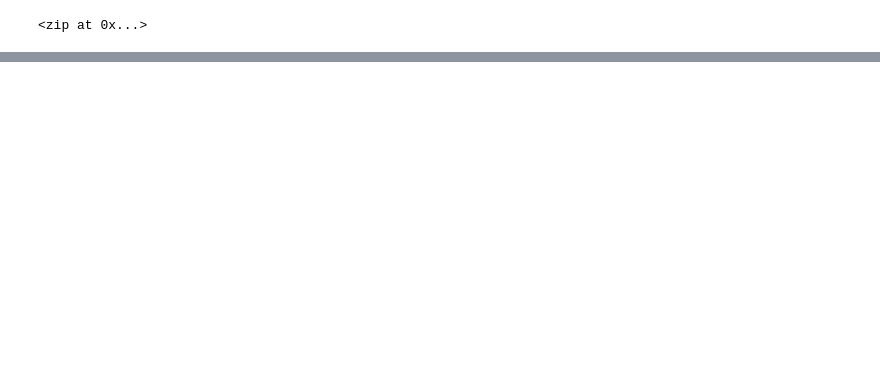
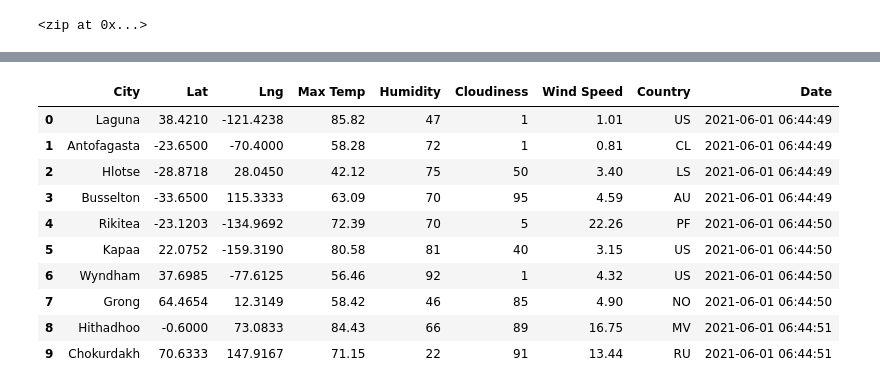
Before and after one commit to DiegoAlvaradoRocha/World_Weather_Analysis, a Jupyter notebook: WeatherPy.ipynb, the cells around one changed output, grey strips where cells are left out. Drawn from its saved outputs; the diff is of its cells as text; code cells hidden in the pictures; blank space fills up the shorter version.

Commit message:
DataFrame of different cities

```diff
--- a/WeatherPy.ipynb
+++ b/WeatherPy.ipynb
@@ -5,12 +5,12 @@ import matplotlib.pyplot as plt
 import numpy as np
 # %%
 # crate a set of random latitude and longitud combinations
-lats=np.random.uniform(-90.000, 90.000, size=1500)
-lngs=np.random.uniform(-180.000, 180.000, size=1500)
-lats_lngs=zip(lats,lngs)
-lats_lngs
+lats=np.random.uniform(low=-90.000, high=90.000, size=1500)
+lngs=np.random.uniform(low=-180.000, high=180.000, size=1500)
+lat_lngs=zip(lats,lngs)
+lat_lngs
 # %% [output]
 <zip at 0x...>
 # %%
 # add latitud and longitud to a list
-coordinates=list(lats_lngs)
+coordinates=list(lat_lngs)
@@ -35,0 +42,10 @@ len(cities)
+# %%
+#import the request library
+import requests
+
+#import weather api key
+from config import weather_api_key
+
+#build the url for Weather Map API call.
+url = "http://api.openweathermap.org/data/2.5/weather?units=Imperial&APPID=" + weather_api_key
+print(url)
@@ -35,0 +149,17 @@ len(cities)
+# %%
+# convert the array of dictionaries to a Pandas DataFrame
+
+city_data_df=pd.DataFrame(city_data)
+city_data_df.head(10)
+# %% [output]
+|  | City | Lat | Lng | Max Temp | Humidity | Cloudiness | Wind Speed | Country | Date |
+| 0 | Laguna | 38.4210 | -121.4238 | 85.82 | 47 | 1 | 1.01 | US | 2021-06-01 06:44:49 |
+| 1 | Antofagasta | -23.6500 | -70.4000 | 58.28 | 72 | 1 | 0.81 | CL | 2021-06-01 06:44:49 |
+| 2 | Hlotse | -28.8718 | 28.0450 | 42.12 | 75 | 50 | 3.40 | LS | 2021-06-01 06:44:49 |
+| 3 | Busselton | -33.6500 | 115.3333 | 63.09 | 70 | 95 | 4.59 | AU | 2021-06-01 06:44:49 |
+| 4 | Rikitea | -23.1203 | -134.9692 | 72.39 | 70 | 5 | 22.26 | PF | 2021-06-01 06:44:50 |
+| 5 | Kapaa | 22.0752 | -159.3190 | 80.58 | 81 | 40 | 3.15 | US | 2021-06-01 06:44:50 |
+| 6 | Wyndham | 37.6985 | -77.6125 | 56.46 | 92 | 1 | 4.32 | US | 2021-06-01 06:44:50 |
+| 7 | Grong | 64.4654 | 12.3149 | 58.42 | 46 | 85 | 4.90 | NO | 2021-06-01 06:44:50 |
+| 8 | Hithadhoo | -0.6000 | 73.0833 | 84.43 | 66 | 89 | 16.75 | MV | 2021-06-01 06:44:51 |
+| 9 | Chokurdakh | 70.6333 | 147.9167 | 71.15 | 22 | 91 | 13.44 | RU | 2021-06-01 06:44:51 |
```
Also changed, not shown: parts of 8 cells of this notebook, 4 other files.
